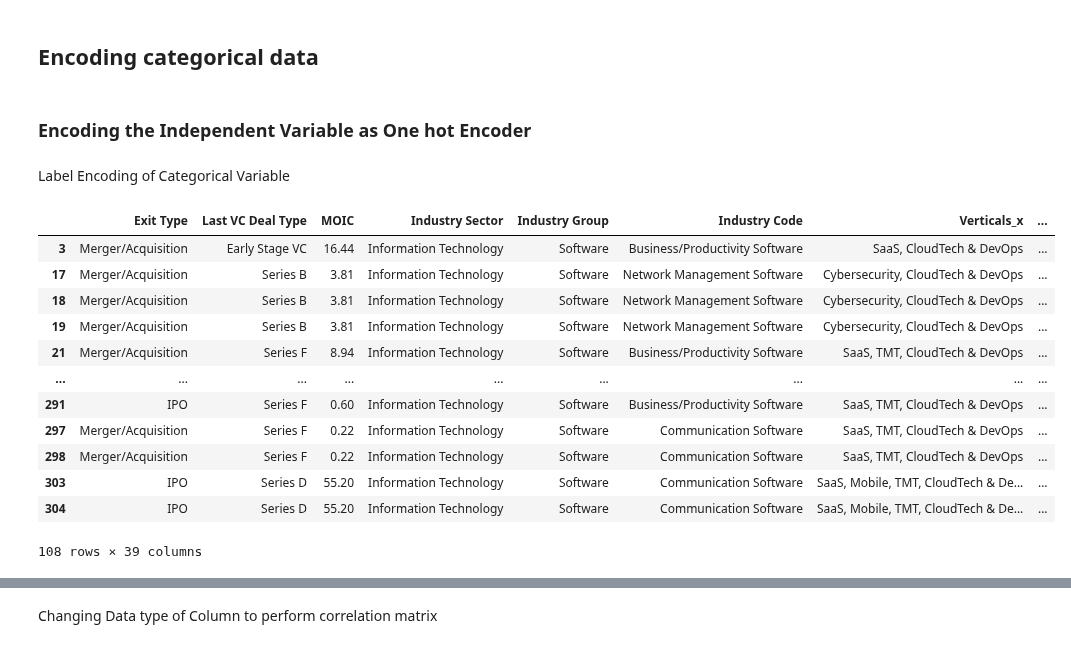
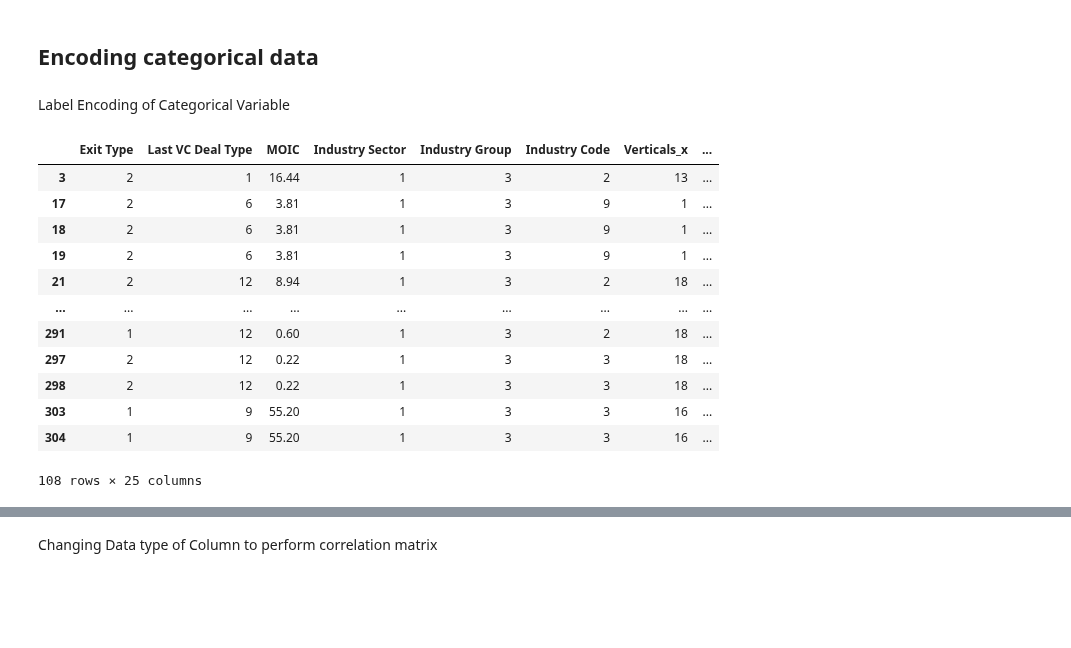
Before and after one commit to Mayank-004/VC-Industry-Predictive-analysis, a Jupyter notebook: VC_Target_MOIC.ipynb, the cells around one changed output, grey strips where cells are left out. Drawn from its saved outputs; the diff is of its cells as text; code cells hidden in the pictures; blank space fills up the shorter version.

```diff
--- a/VC_Target_MOIC.ipynb
+++ b/VC_Target_MOIC.ipynb
@@ -214,7 +89,11 @@ dataset
+# %%
+missing_df = missing_df.reset_index()
+over30 = list(missing_df.loc[missing_df['Percent'] >= 30,'index'])
+dataset = dataset.drop(over30, axis = 1)
 # %%
+# Drop Column intuitively which may not have significant impact
+dataset=dataset.drop(columns=['Company PBID','Exit Date','Exit Size (millions)','Series','Post Value (millions)','Total Preferred Capital Raised ($M)*','% Preferred Capital Raised*','Total Preferred Capital Raised ($M) - Combination**','% Preferred Capital Raised - Combination**','Total VC Capital Raised ($M)***','Keywords','Deal No.','Deal ID.1','Deal Date','Deal Size Status','Deal Type 2','Deal Class','Deal Status','CEO PBId'])
+
 # Drop duplicate columns
 
 dataset=dataset.drop(columns=['Deal ID','Company ID','Primary Industry Sector','Primary Industry Group','Primary Industry Code','All Industries','Verticals_y','HQ Location','HQ Global Region','HQ Global Sub Region','Company City',	'Company State/Province',	'Company Post Code',	'Company Country'])
-# %%
-# Drop Column intuitively which may not have significant impact
-dataset=dataset.drop(columns=['Company PBID','Exit Date','Exit Size (millions)','Post Value (millions)','Total VC Capital Raised ($M)***','Keywords','Deal No.','Deal ID.1','Deal Date','Deal Size Status','Deal Type 2','Deal Class','Deal Status','CEO PBId'])
@@ -450,53 +225,54 @@ v7.set_xticklabels(v7.get_xticklabels(),rotation=90)
 # %% [markdown]
 ## Encoding categorical data
-# %% [markdown]
-### Encoding the Independent Variable as One hot Encoder
 # %% [markdown]
 Label Encoding of Categorical Variable
 # %%
 from sklearn.preprocessing import LabelEncoder
 le= LabelEncoder()
 
+dataset["Exit Type"]=le.fit_transform(dataset["Exit Type"])
 
-dataset[['Exit Type_LE']] = le.fit_transform(dataset[['Exit Type']])
 
-dataset[['Last VC Deal Type_LE']] = le.fit_transform(dataset[['Last VC Deal Type']])
+#dataset[['Exit Type_LE']] = le.fit_transform(dataset[['Exit Type']])
 
-dataset[['Industry Sector_LE']] = le.fit_transform(dataset[['Industry Sector']])
+dataset['Last VC Deal Type'] = le.fit_transform(dataset['Last VC Deal Type'])
 
-dataset[['Industry Group_LE']] = le.fit_transform(dataset[['Industry Group']])
+dataset['Industry Sector'] = le.fit_transform(dataset['Industry Sector'])
 
-dataset[['Industry Code_LE']] = le.fit_transform(dataset[['Industry Code']])
+dataset['Industry Group'] = le.fit_transform(dataset['Industry Group'])
 
-dataset[['Verticals_LE']] = le.fit_transform(dataset[['Verticals_x']])
+dataset['Industry Code'] = le.fit_transform(dataset['Industry Code'])
 
-dataset[['City_LE']] = le.fit_transform(dataset[['City']])
+dataset['Verticals_x'] = le.fit_transform(dataset['Verticals_x'])
 
-dataset[['State_LE']] = le.fit_transform(dataset[['State']])
+dataset['City'] = le.fit_transform(dataset['City'])
 
-dataset[['Country_LE']] = le.fit_transform(dataset[['Country']])
+dataset['State'] = le.fit_transform(dataset['State'])
 
-dataset[['Current Financing Status_LE']] = le.fit_transform(dataset[['Current Financing Status']])
-dataset[['Current Business Status_LE']] = le.fit_transform(dataset[['Current Business Status']])
-dataset[['Universe_LE']] = le.fit_transform(dataset[['Universe']])
-dataset[['CEO Education_LE']] = le.fit_transform(dataset[['CEO Education']])
-dataset[['VC Round_LE']] = le.fit_transform(dataset[['VC Round']])
-dataset[['Business Status']] = le.fit_transform(dataset[['Business Status']])
-dataset[['Financing Status']] = le.fit_transform(dataset[['Financing Status']])
-dataset[['Native Currency of Deal_LE']] = le.fit_transform(dataset[['Native Currency of Deal']])
+dataset['Country'] = le.fit_transform(dataset['Country'])
+
+dataset['Current Financing Status'] = le.fit_transform(dataset['Current Financing Status'])
+dataset['Current Business Status'] = le.fit_transform(dataset['Current Business Status'])
+dataset['Universe'] = le.fit_transform(dataset['Universe'])
+dataset['CEO Education'] = le.fit_transform(dataset['CEO Education'])
+dataset['VC Round'] = le.fit_transform(dataset['VC Round'])
+dataset['Business Status'] = le.fit_transform(dataset['Business Status'])
+dataset['Financing Status'] = le.fit_transform(dataset['Financing Status'])
+dataset['Native Currency of Deal'] = le.fit_transform(dataset['Native Currency of Deal'])
+dataset['Deal Type'] = le.fit_transform(dataset['Deal Type'])
 
 dataset
 # %% [output]
 |  | Exit Type | Last VC Deal Type | MOIC | Industry Sector | Industry Group | Industry Code | Verticals_x | ... |
-| 3 | Merger/Acquisition | Early Stage VC | 16.44 | Information Technology | Software | Business/Productivity Software | SaaS, CloudTech & DevOps | ... |
-| 17 | Merger/Acquisition | Series B | 3.81 | Information Technology | Software | Network Management Software | Cybersecurity, CloudTech & DevOps | ... |
-| 18 | Merger/Acquisition | Series B | 3.81 | Information Technology | Software | Network Management Software | Cybersecurity, CloudTech & DevOps | ... |
-| 19 | Merger/Acquisition | Series B | 3.81 | Information Technology | Software | Network Management Software | Cybersecurity, CloudTech & DevOps | ... |
-| 21 | Merger/Acquisition | Series F | 8.94 | Information Technology | Software | Business/Productivity Software | SaaS, TMT, CloudTech & DevOps | ... |
+| 3 | 2 | 1 | 16.44 | 1 | 3 | 2 | 13 | ... |
+| 17 | 2 | 6 | 3.81 | 1 | 3 | 9 | 1 | ... |
+| 18 | 2 | 6 | 3.81 | 1 | 3 | 9 | 1 | ... |
+| 19 | 2 | 6 | 3.81 | 1 | 3 | 9 | 1 | ... |
+| 21 | 2 | 12 | 8.94 | 1 | 3 | 2 | 18 | ... |
 | ... | ... | ... | ... | ... | ... | ... | ... | ... |
-| 291 | IPO | Series F | 0.60 | Information Technology | Software | Business/Productivity Software | SaaS, TMT, CloudTech & DevOps | ... |
-| 297 | Merger/Acquisition | Series F | 0.22 | Information Technology | Software | Communication Software | SaaS, TMT, CloudTech & DevOps | ... |
-| 298 | Merger/Acquisition | Series F | 0.22 | Information Technology | Software | Communication Software | SaaS, TMT, CloudTech & DevOps | ... |
-| 303 | IPO | Series D | 55.20 | Information Technology | Software | Communication Software | SaaS, Mobile, TMT, CloudTech & De... | ... |
-| 304 | IPO | Series D | 55.20 | Information Technology | Software | Communication Software | SaaS, Mobile, TMT, CloudTech & De... | ... |
+| 291 | 1 | 12 | 0.60 | 1 | 3 | 2 | 18 | ... |
+| 297 | 2 | 12 | 0.22 | 1 | 3 | 3 | 18 | ... |
+| 298 | 2 | 12 | 0.22 | 1 | 3 | 3 | 18 | ... |
+| 303 | 1 | 9 | 55.20 | 1 | 3 | 3 | 16 | ... |
+| 304 | 1 | 9 | 55.20 | 1 | 3 | 3 | 16 | ... |
-108 rows × 39 columns
+108 rows × 25 columns
```
Also changed, not shown: parts of 60 cells of this notebook.
